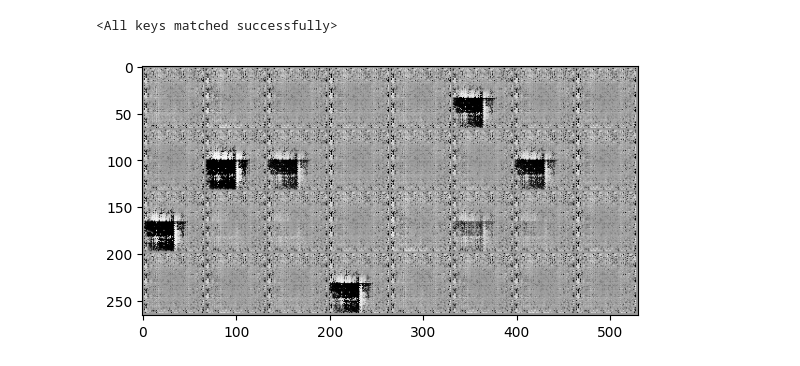
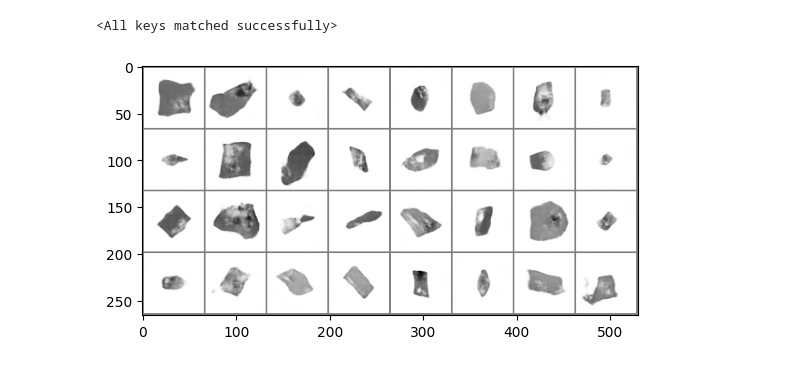
Before and after one commit to Xeygy/GenerativeDL, a Jupyter notebook: 4-GAN/gan.ipynb, the cells around one changed output. Drawn from its saved outputs; the diff is of its cells as text; code cells hidden in the pictures.

Commit message:
fix dcgan bug (remove accidental batchnorm)

```diff
--- a/4-GAN/gan.ipynb
+++ b/4-GAN/gan.ipynb
@@ -12,3 +12,6 @@ import torch
 import matplotlib.pyplot as plt
 import numpy as np
 import torch.nn as nn
+# %%
+device = "cuda" if torch.cuda.is_available() else "cpu"
+print(device)
@@ -100,8 +109,6 @@ class Generator(nn.Module):
             nn.LeakyReLU(0.2),
             # 32x32 -> 64x64
             nn.ConvTranspose2d(64, 1, kernel_size=4, stride=2, padding=1, bias=False),
-            nn.BatchNorm2d(1, momentum=0.9),
-            nn.LeakyReLU(0.2),
             # tanh for stronger gradients
             nn.Tanh(),
         )
@@ -113,8 +120,8 @@ class Generator(nn.Module):
 # %% [markdown]
 ## Training
 # %%
-discriminator = Discriminator()
-generator = Generator()
+discriminator = Discriminator().to(device)
+generator = Generator().to(device)
 
 loss_fn = torch.nn.BCELoss()
 
@@ -125,5 +132,7 @@ g_optim = torch.optim.Adam(generator.parameters(), lr=0.0002, betas=(0.5, 0.999)
 # labels for the discriminator
 REAL, FAKE = 1., 0.
 
+test_noise = torch.randn([128, 100]).to(device)
+
 epochs = 5
 # %%
@@ -179,14 +206,13 @@ KeyboardInterrupt:
 # %% [markdown]
 ## Visual Evaluation
 # %%
-checkpoint = torch.load("generator_ep1")
+checkpoint = torch.load("generator_ep20", map_location=device)
 generator.load_state_dict(checkpoint)
 # %% [output]
 <All keys matched successfully>
 # %%
-noise = torch.randn([128, 100])
-images = generator(noise)
-img_grid = torchvision.utils.make_grid(images[:32])
+images = generator(test_noise)
+img_grid = torchvision.utils.make_grid(images[:32].to('cpu'))
 matplotlib_imshow(img_grid, one_channel=True)
 # %% [output]
-[figure, old version]
+[figure, new version]
```
Also changed, not shown: parts of 6 cells of this notebook, 1 other file.
